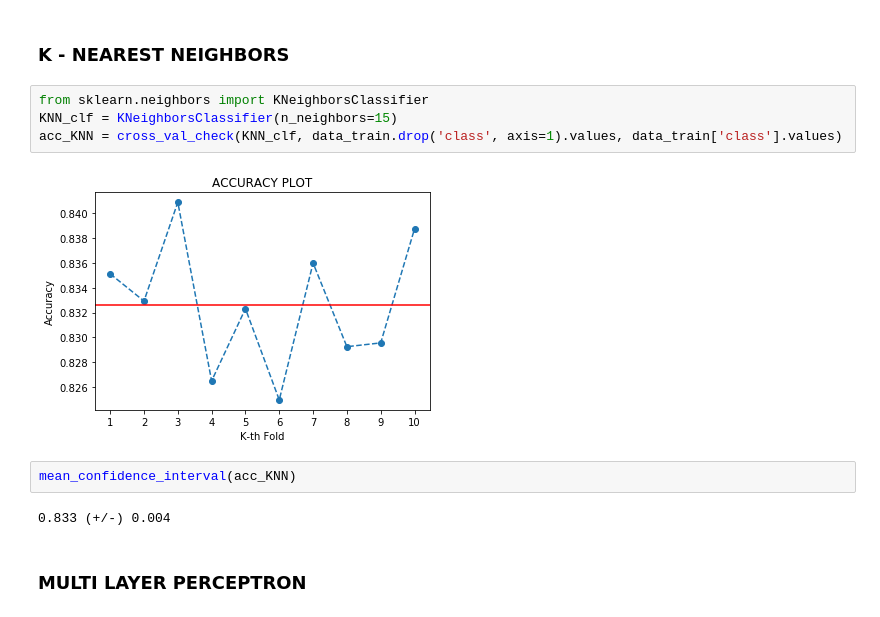
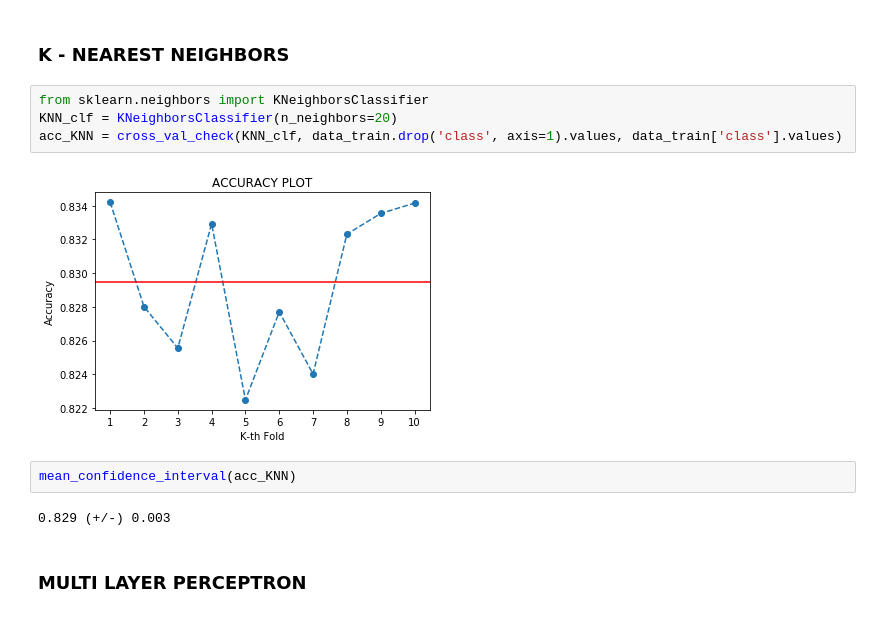
Before and after one commit to yjhouma/tubes-ai-dua, a Jupyter notebook: Part I/AI Tubes 2.ipynb, the cells around one changed output. Saved outputs shown, nothing was run; the diff lists cells and outputs as text.

```diff
--- a/Part I/AI Tubes 2.ipynb
+++ b/Part I/AI Tubes 2.ipynb
@@ -246,14 +271,14 @@ mean_confidence_interval(acc_NB)
 ### K - NEAREST NEIGHBORS
 # %%
 from sklearn.neighbors import KNeighborsClassifier
-KNN_clf = KNeighborsClassifier(n_neighbors=15)
+KNN_clf = KNeighborsClassifier(n_neighbors=20)
 acc_KNN = cross_val_check(KNN_clf, data_train.drop('class', axis=1).values, data_train['class'].values)
 # %% [output]
-[figure, old version]
+[figure, new version]
 # %%
 mean_confidence_interval(acc_KNN)
 # %% [output]
-0.833 (+/-) 0.004
+0.829 (+/-) 0.003
 # %% [markdown]
 ### MULTI LAYER PERCEPTRON
 # %%
```
Also changed, not shown: parts of 9 cells of this notebook, 4 other files.
